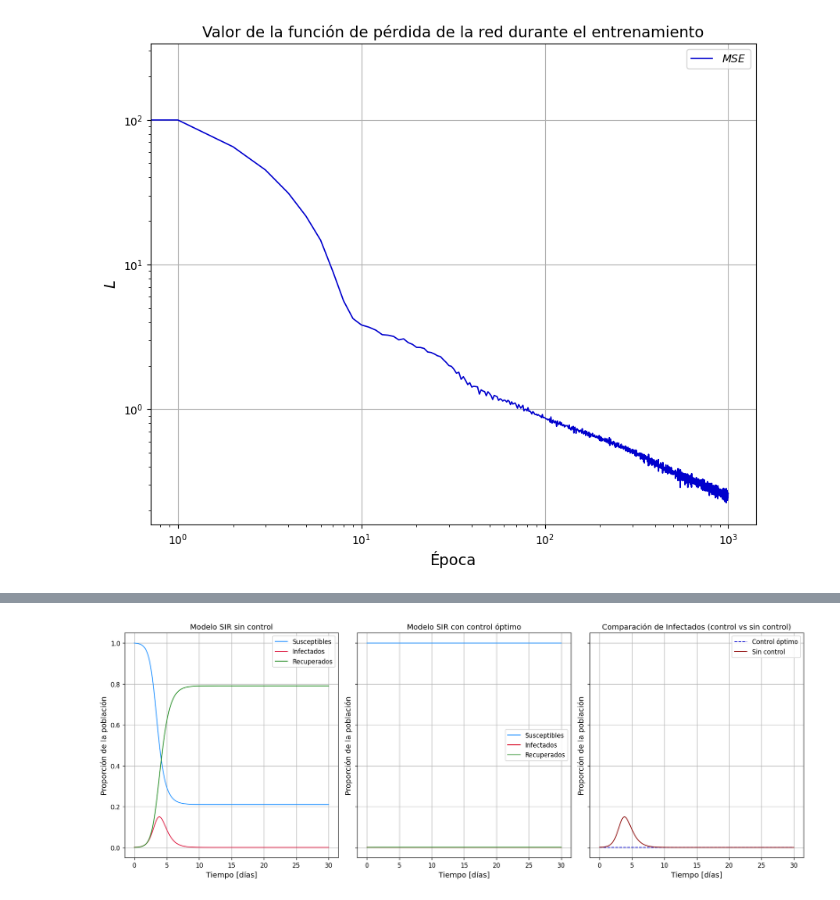
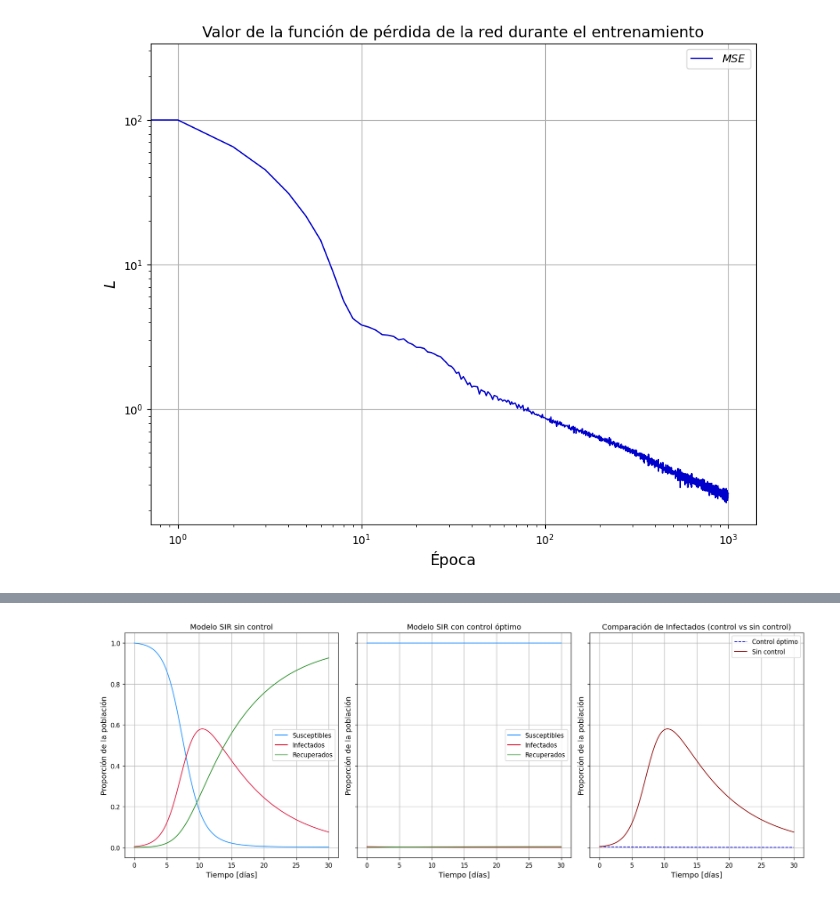
Before and after one commit to FranzValerio/Stochastic-epidemic-control, a Jupyter notebook: Notebooks/Control para modelo SIR determinista.ipynb, the cells around one changed output, grey strips where cells are left out. Saved outputs shown, nothing was run; the diff lists cells and outputs as text; code cells hidden in the pictures.

```diff
--- a/Notebooks/Control para modelo SIR determinista.ipynb
+++ b/Notebooks/Control para modelo SIR determinista.ipynb
@@ -484,9 +484,9 @@ a = 0.3
 
 b = 0.5
 
-beta = 3.75
+beta = 0.83
 
-gamma = 1.9
+gamma = 0.12
 
 points = 2500
 
@@ -548,7 +548,7 @@ plt.show()
 # %%
 # Controlado
 
-N_pob = 3000
+N_pob = 500
 
 I0 = 2/N_pob
 S0 = (N_pob - I0)/N_pob
@@ -570,7 +570,7 @@ R[0] = R0 * N_pob
 for i in range(1, len(S)):
 
     u[i] = u_optimo(tf.constant([[S[i-1]]], dtype = tf.float32),
-                    tf.constant([[I[i-1]]], dtype = tf.float32), modelo_1)
+                    tf.constant([[I[i-1]]], dtype = tf.float32), modelo_2)
 
     dS = -(1- u[i]) * beta * S[i-1] * I[i-1]/N
     dI = (1 - u[i]) * beta * S[i-1] * I[i-1]/N - gamma * I[i-1]
@@ -608,31 +608,31 @@ for i in range(1, len(S_no)):
     R_no[i] = R_no[i-1] + dR_no*dt
 
 t = np.linspace(0, t_max, len(S))
 fig, (ax1,ax2, ax3) = plt.subplots(1, 3, figsize =(16,6), dpi = 120, sharey = True)
 ax1.plot(t, S_no/N_pob, lw = 1.2, color = 'dodgerblue', label = 'Susceptibles')
 ax1.plot(t, I_no/N_pob, lw = 1.2, color = 'crimson', label = 'Infectados')
 ax1.plot(t, R_no/N_pob, lw = 1.2, color = 'forestgreen', label = 'Recuperados')
 ax1.set_xlabel('Tiempo [días]', fontsize = 12)
 ax1.set_ylabel('Proporción de la población', fontsize = 12)
 ax1.set_title('Modelo SIR sin control', fontsize = 12)
 ax2.plot(t, S/N_pob, lw = 1.2, color = 'dodgerblue', label = 'Susceptibles')
 ax2.plot(t, I/N_pob, lw = 1.2, color = 'crimson', label = 'Infectados')
 ax2.plot(t, R/N_pob, lw = 1.2, color = 'forestgreen', label = 'Recuperados')
 ax2.set_xlabel('Tiempo [días]', fontsize = 12)
 ax2.set_ylabel('Proporción de la población', fontsize = 12)
 ax2.set_title('Modelo SIR con control óptimo', fontsize = 12)
 ax3.plot(t, I/N_pob, lw = 1.2, ls = '--', color = 'mediumblue', label = 'Control óptimo')
 ax3.plot(t, I_no/N_pob, lw = 1.2, color = 'darkred', label = 'Sin control')
 ax3.set_xlabel('Tiempo [días]', fontsize = 12)
 ax3.set_ylabel('Proporción de la población', fontsize = 12)
 ax3.set_title('Comparación de Infectados (control vs sin control)', fontsize = 12)
 ax1.legend()
 ax2.legend()
 ax3.legend()
 ax1.grid()
 ax2.grid()
 ax3.grid()
 plt.tight_layout()
 plt.show()
 # %% [output]
-[figure, old version]
+[figure, new version]
```
Also changed, not shown: parts of 3 cells of this notebook.
